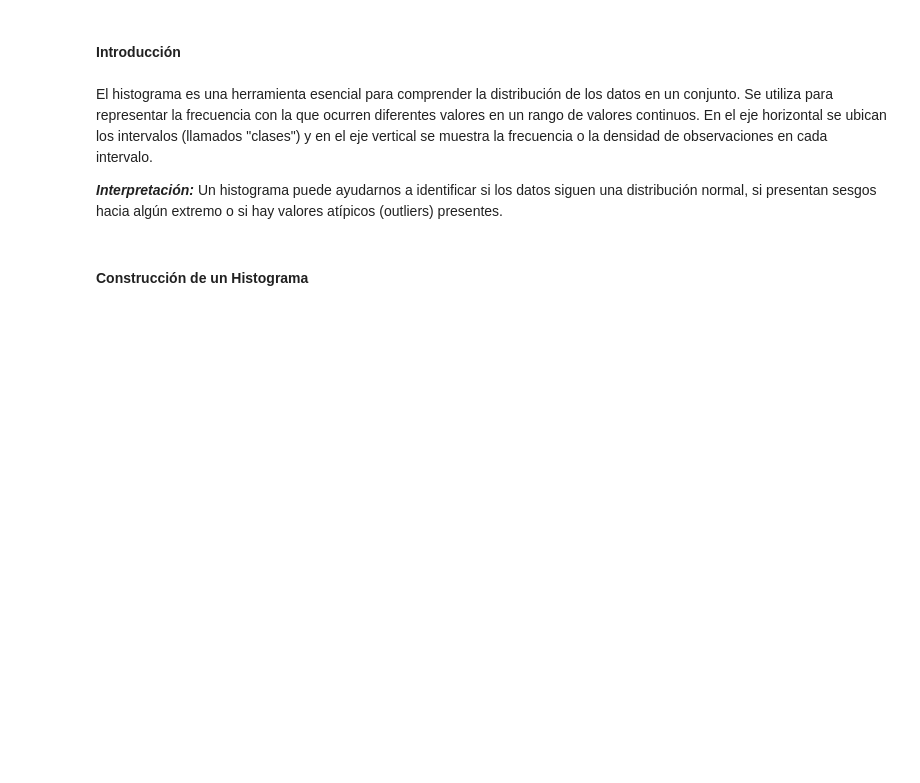
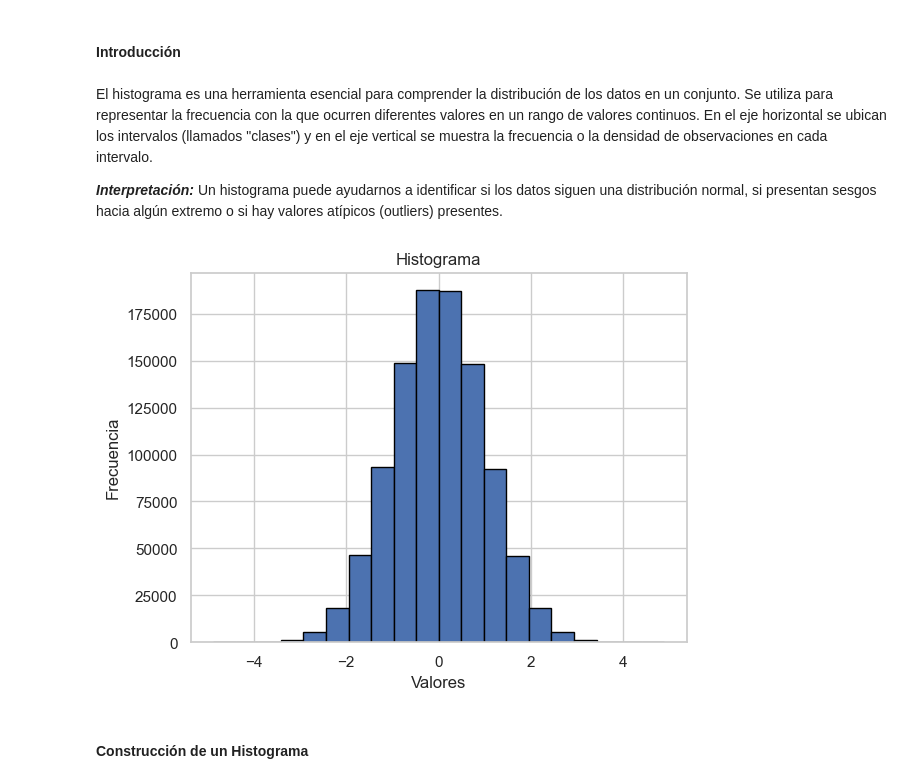
Before and after one commit to carlosalvarezh/Analitica_Datos, a Jupyter notebook: C02_Estadistica_Univariante.ipynb, the cells around one changed output. Cells and saved outputs as stored; diff of their text form; code cells hidden in the pictures; blank space fills up the shorter version.

```diff
--- a/C02_Estadistica_Univariante.ipynb
+++ b/C02_Estadistica_Univariante.ipynb
@@ -559,14 +665,16 @@ El histograma es una herramienta esencial para comprender la distribución de lo
 ***Interpretación:*** Un histograma puede ayudarnos a identificar si los datos siguen una distribución normal, si presentan sesgos hacia algún extremo o si hay valores atípicos (outliers) presentes.
 # %%
 # Genera datos aleatorios para el ejemplo
-data = np.random.normal(0, 1, 10000)
+data = np.random.normal(0, 1, 1000000)
 
 # Crear un histograma
 plt.hist(data, bins=20, edgecolor='black')
 plt.title('Histograma')
 plt.xlabel('Valores')
 plt.ylabel('Frecuencia')
 plt.show()
+# %% [output]
+[figure, added]
 # %% [markdown]
 #### Construcción de un Histograma
 # %% [markdown]
```
Also changed, not shown: parts of 98 cells of this notebook.
